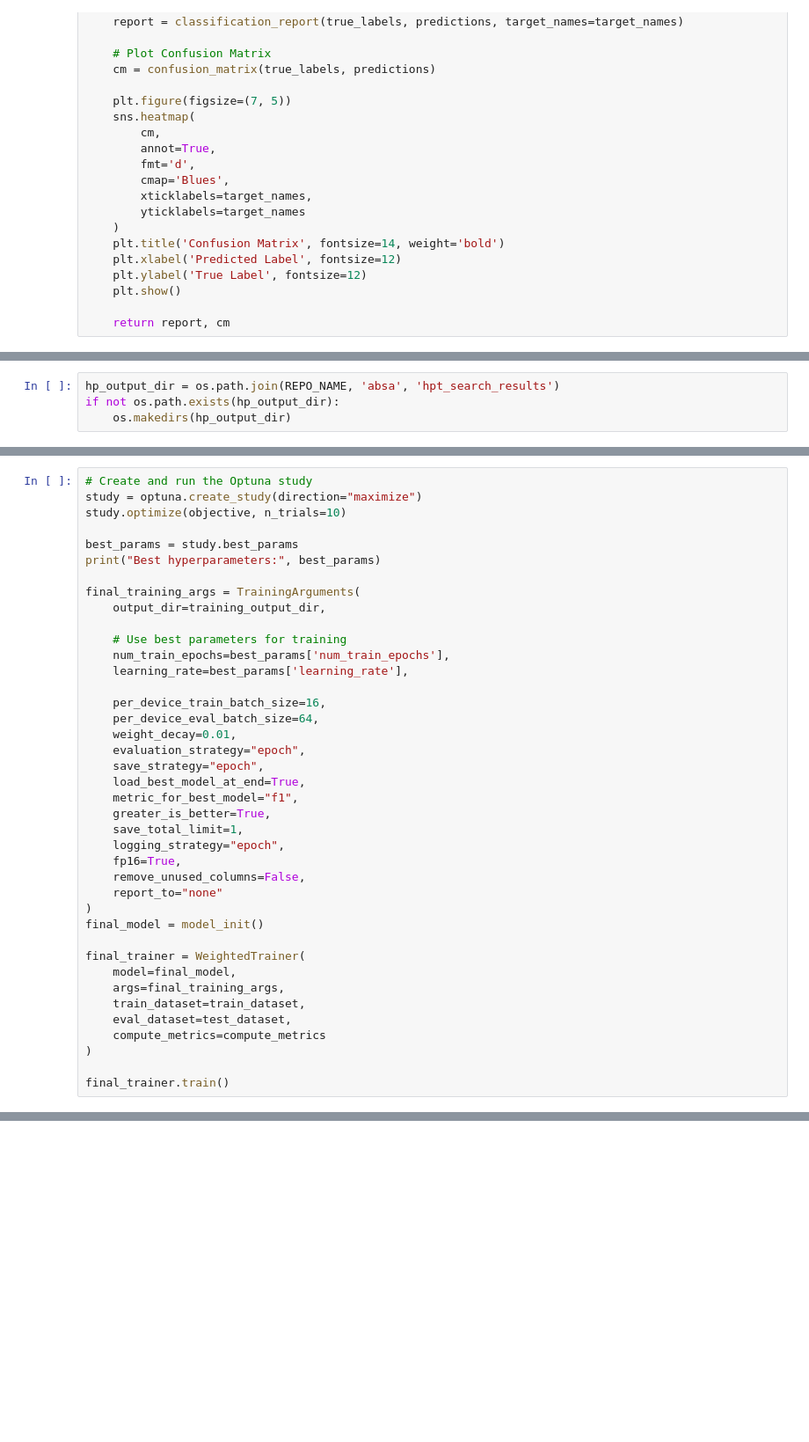
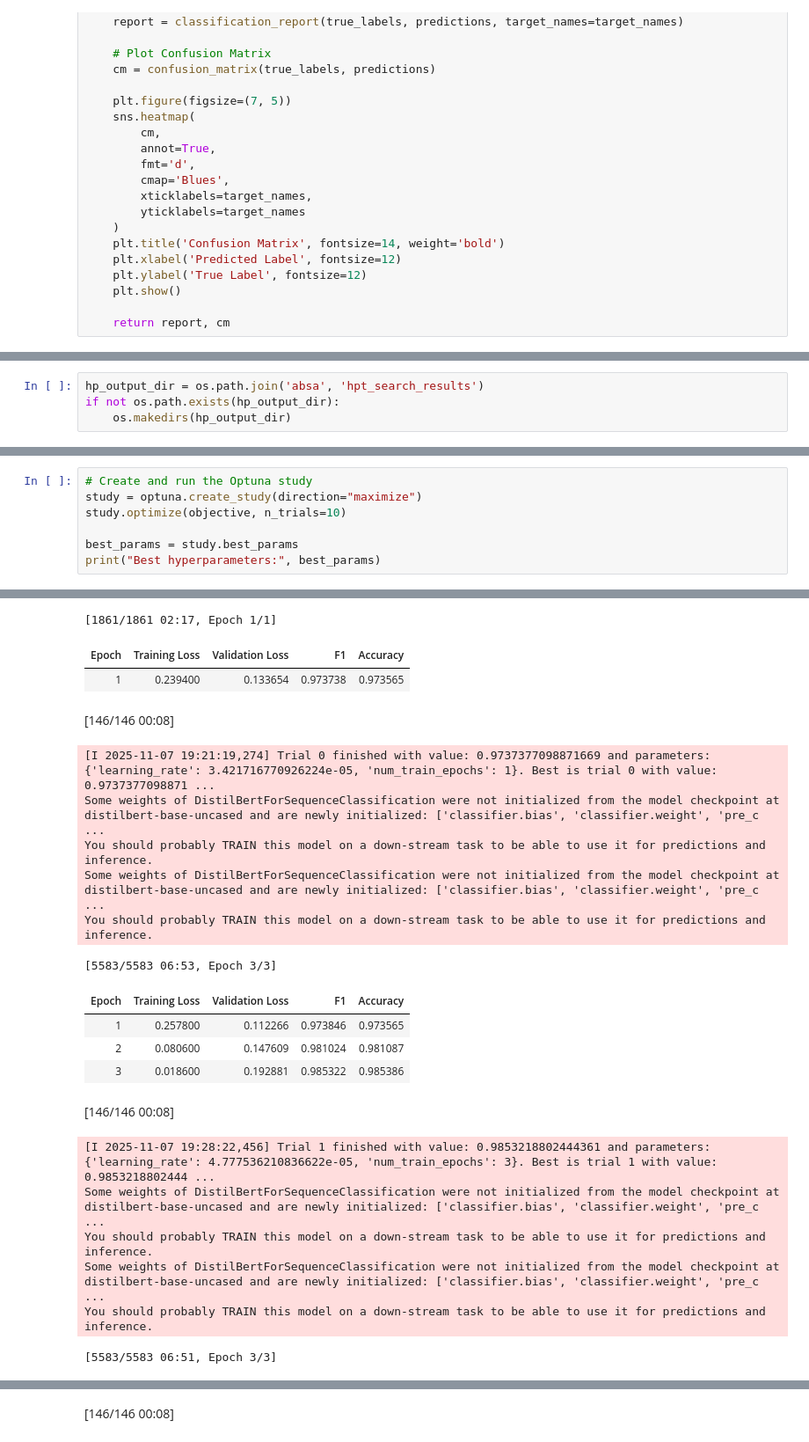
Before and after one commit to VassilisK2001/Grecotel-Project, a Jupyter notebook: notebooks/ABSA.ipynb, the cells around one changed output, grey strips where cells are left out. Shown at 88% size. Drawn from its saved outputs; the diff is of its cells as text; blank space fills up the shorter version.

```diff
--- a/notebooks/ABSA.ipynb
+++ b/notebooks/ABSA.ipynb
@@ -525,5 +542,5 @@ weighted avg       0.98      0.98      0.98      9306
 # %%
-hp_output_dir = os.path.join(REPO_NAME, 'absa', 'hpt_search_results')
+hp_output_dir = os.path.join('absa', 'hpt_search_results')
 if not os.path.exists(hp_output_dir):
     os.makedirs(hp_output_dir)
 # %%
@@ -578,36 +595,4 @@ study.optimize(objective, n_trials=10)
 
 best_params = study.best_params
 print("Best hyperparameters:", best_params)
-
-final_training_args = TrainingArguments(
-    output_dir=training_output_dir,
-
-    # Use best parameters for training
-    num_train_epochs=best_params['num_train_epochs'],
-    learning_rate=best_params['learning_rate'],
-
-    per_device_train_batch_size=16,
-    per_device_eval_batch_size=64,
-    weight_decay=0.01,
-    evaluation_strategy="epoch",
-    save_strategy="epoch",
-    load_best_model_at_end=True,
-    metric_for_best_model="f1",
-    greater_is_better=True,
-    save_total_limit=1,
-    logging_strategy="epoch",
-    fp16=True,
-    remove_unused_columns=False,
-    report_to="none"
-)
-final_model = model_init()
-
-final_trainer = WeightedTrainer(
-    model=final_model,
-    args=final_training_args,
-    train_dataset=train_dataset,
-    eval_dataset=test_dataset,
-    compute_metrics=compute_metrics
-)
-
-final_trainer.train()
+# %% [output]
@@ -613,0 +604,21 @@ final_trainer.train()
+[1861/1861 02:17, Epoch 1/1]
+| Epoch | Training Loss | Validation Loss | F1 | Accuracy |
+| 1 | 0.239400 | 0.133654 | 0.973738 | 0.973565 |
+[146/146 00:08]
+[I 2025-11-07 19:21:19,274] Trial 0 finished with value: 0.9737377098871669 and parameters: {'learning_rate': 3.421716770926224e-05, 'num_train_epochs': 1}. Best is trial 0 with value: 0.9737377098871 ...
+Some weights of DistilBertForSequenceClassification were not initialized from the model checkpoint at distilbert-base-uncased and are newly initialized: ['classifier.bias', 'classifier.weight', 'pre_c ...
+You should probably TRAIN this model on a down-stream task to be able to use it for predictions and inference.
+Some weights of DistilBertForSequenceClassification were not initialized from the model checkpoint at distilbert-base-uncased and are newly initialized: ['classifier.bias', 'classifier.weight', 'pre_c ...
+You should probably TRAIN this model on a down-stream task to be able to use it for predictions and inference.
+[5583/5583 06:53, Epoch 3/3]
+| Epoch | Training Loss | Validation Loss | F1 | Accuracy |
+| 1 | 0.257800 | 0.112266 | 0.973846 | 0.973565 |
+| 2 | 0.080600 | 0.147609 | 0.981024 | 0.981087 |
+| 3 | 0.018600 | 0.192881 | 0.985322 | 0.985386 |
+[146/146 00:08]
+[I 2025-11-07 19:28:22,456] Trial 1 finished with value: 0.9853218802444361 and parameters: {'learning_rate': 4.777536210836622e-05, 'num_train_epochs': 3}. Best is trial 1 with value: 0.9853218802444 ...
+Some weights of DistilBertForSequenceClassification were not initialized from the model checkpoint at distilbert-base-uncased and are newly initialized: ['classifier.bias', 'classifier.weight', 'pre_c ...
+You should probably TRAIN this model on a down-stream task to be able to use it for predictions and inference.
+Some weights of DistilBertForSequenceClassification were not initialized from the model checkpoint at distilbert-base-uncased and are newly initialized: ['classifier.bias', 'classifier.weight', 'pre_c ...
+You should probably TRAIN this model on a down-stream task to be able to use it for predictions and inference.
+[5583/5583 06:51, Epoch 3/3]
@@ -613,0 +629 @@ final_trainer.train()
+[146/146 00:08]
```
Also changed, not shown: parts of 13 cells of this notebook.
